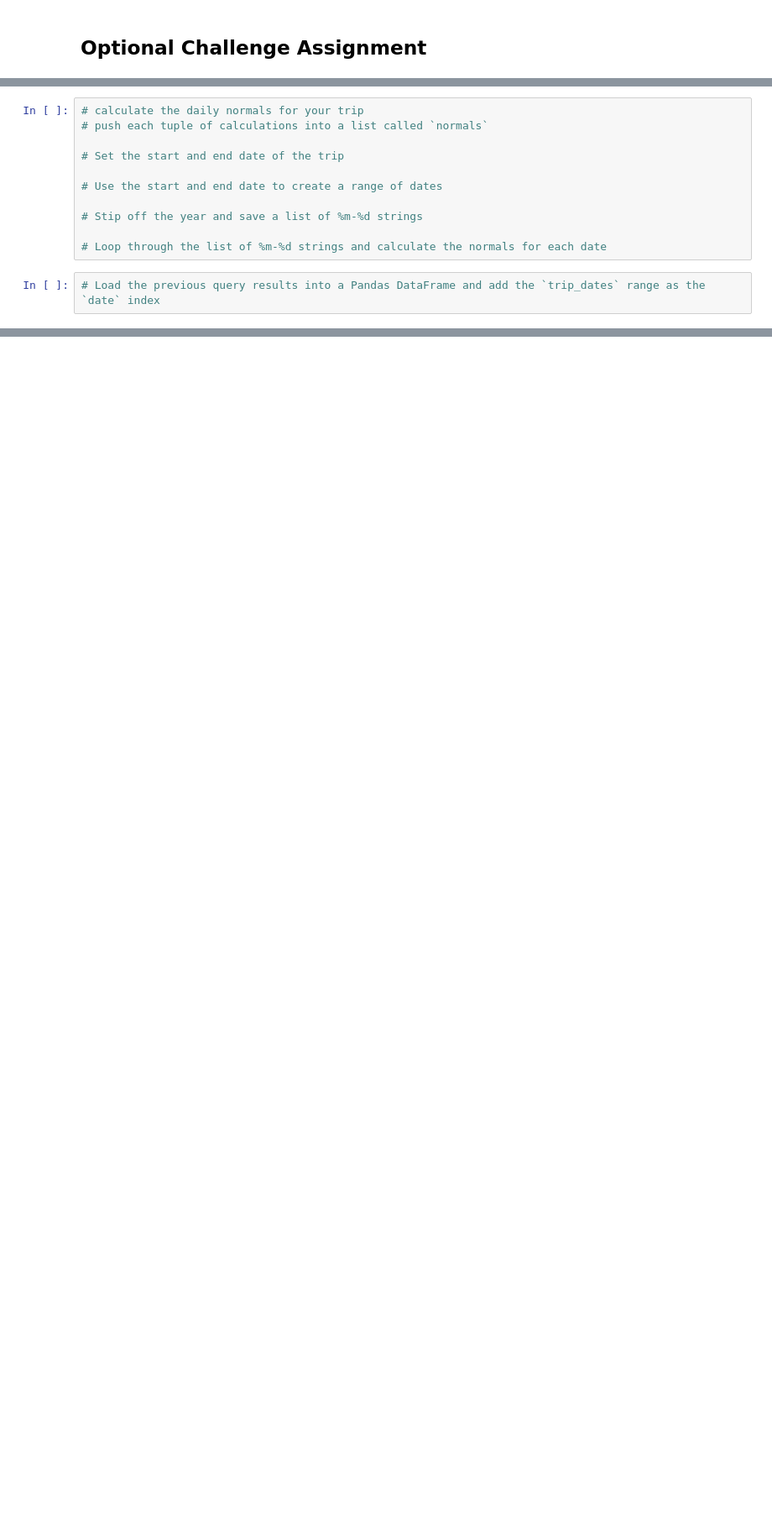
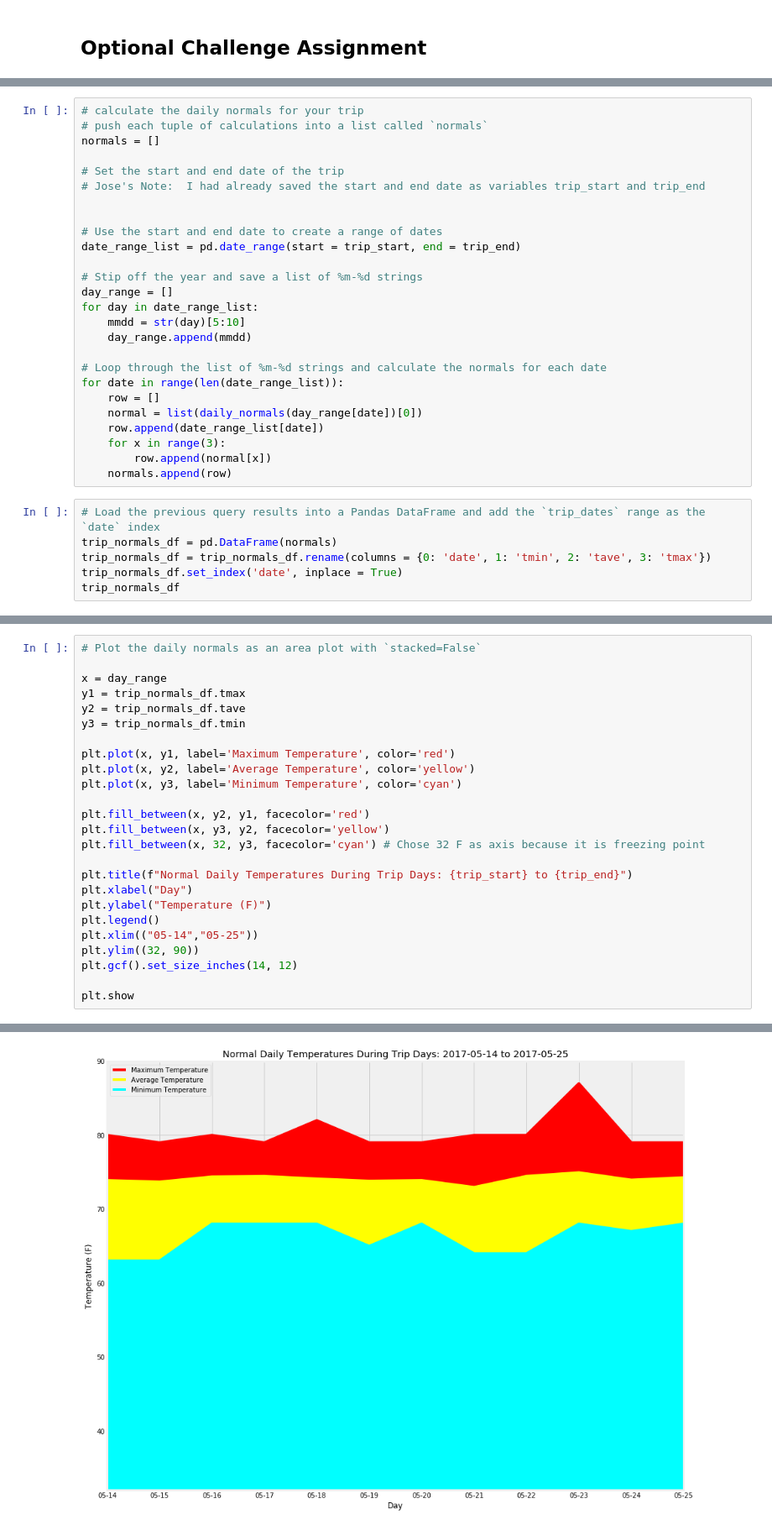
Before and after one commit to jtomines/DataAnalytics, a Jupyter notebook: Submit/Unit08Assignment/JTomines_Climate.ipynb, the cells around one changed output, grey strips where cells are left out. Shown: that part at 84% size. Saved outputs shown, nothing was run; the diff lists cells and outputs as text; blank space fills up the shorter version.

```diff
--- a/Submit/Unit08Assignment/JTomines_Climate.ipynb
+++ b/Submit/Unit08Assignment/JTomines_Climate.ipynb
@@ -297,13 +299,32 @@ daily_normals("01-01")
 # %%
 # calculate the daily normals for your trip
 # push each tuple of calculations into a list called `normals`
+normals = []
 
 # Set the start and end date of the trip
+# Jose's Note:  I had already saved the start and end date as variables trip_start and trip_end
+
 
 # Use the start and end date to create a range of dates
+date_range_list = pd.date_range(start = trip_start, end = trip_end)
 
 # Stip off the year and save a list of %m-%d strings
+day_range = []
+for day in date_range_list:
+    mmdd = str(day)[5:10]
+    day_range.append(mmdd)
 
 # Loop through the list of %m-%d strings and calculate the normals for each date
+for date in range(len(date_range_list)):
+    row = []
+    normal = list(daily_normals(day_range[date])[0])
+    row.append(date_range_list[date])
+    for x in range(3):
+        row.append(normal[x])
+    normals.append(row)
 # %%
 # Load the previous query results into a Pandas DataFrame and add the `trip_dates` range as the `date` index
+trip_normals_df = pd.DataFrame(normals)
+trip_normals_df = trip_normals_df.rename(columns = {0: 'date', 1: 'tmin', 2: 'tave', 3: 'tmax'})
+trip_normals_df.set_index('date', inplace = True)
+trip_normals_df
@@ -311,0 +346,26 @@ daily_normals("01-01")
+# %%
+# Plot the daily normals as an area plot with `stacked=False`
+
+x = day_range
+y1 = trip_normals_df.tmax
+y2 = trip_normals_df.tave
+y3 = trip_normals_df.tmin
+
+plt.plot(x, y1, label='Maximum Temperature', color='red')
+plt.plot(x, y2, label='Average Temperature', color='yellow')
+plt.plot(x, y3, label='Minimum Temperature', color='cyan')
+
+plt.fill_between(x, y2, y1, facecolor='red')
+plt.fill_between(x, y3, y2, facecolor='yellow')
+plt.fill_between(x, 32, y3, facecolor='cyan') # Chose 32 F as axis because it is freezing point
+
+plt.title(f"Normal Daily Temperatures During Trip Days: {trip_start} to {trip_end}")
+plt.xlabel("Day")
+plt.ylabel("Temperature (F)")
+plt.legend()
+plt.xlim(("05-14","05-25"))
+plt.ylim((32, 90))
+plt.gcf().set_size_inches(14, 12)
+
+plt.show
+# %% [output]
@@ -311,0 +373 @@ daily_normals("01-01")
+[figure, added]
```
Also changed, not shown: parts of 4 cells of this notebook.
